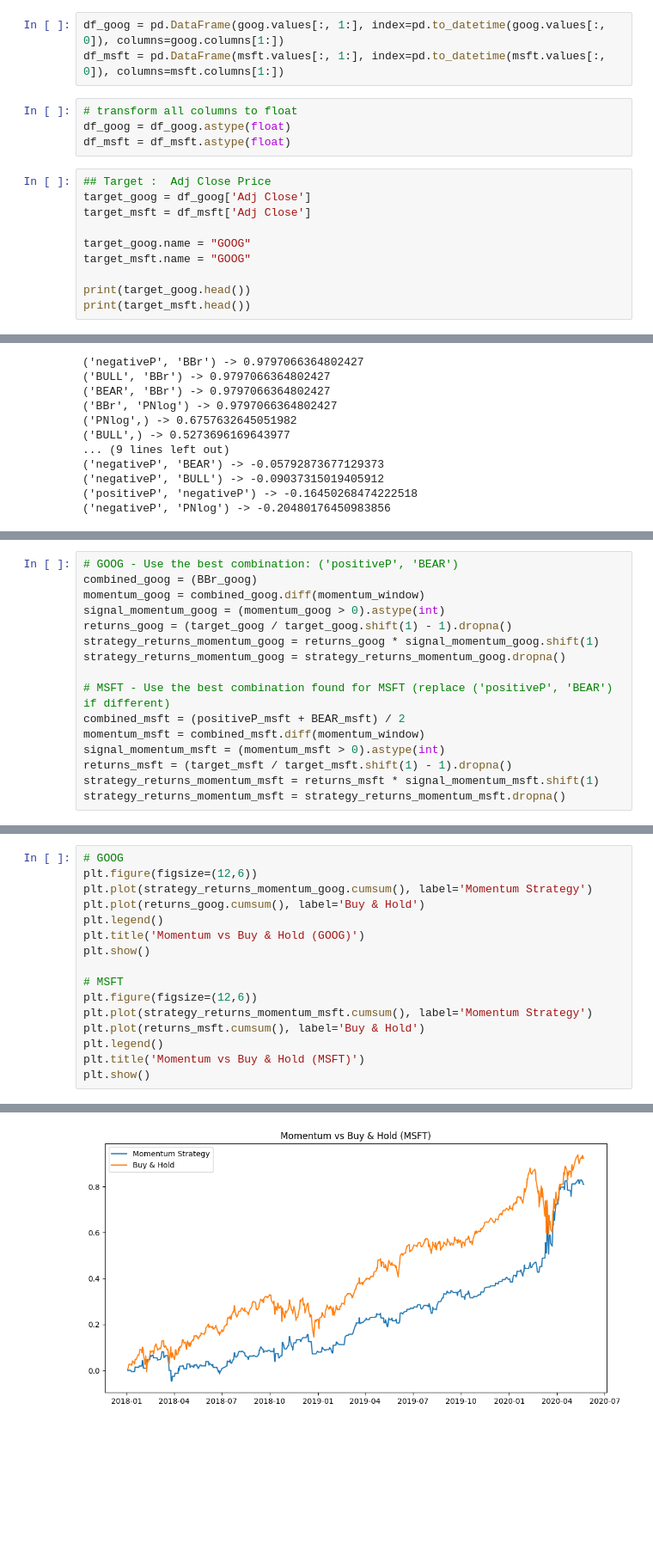
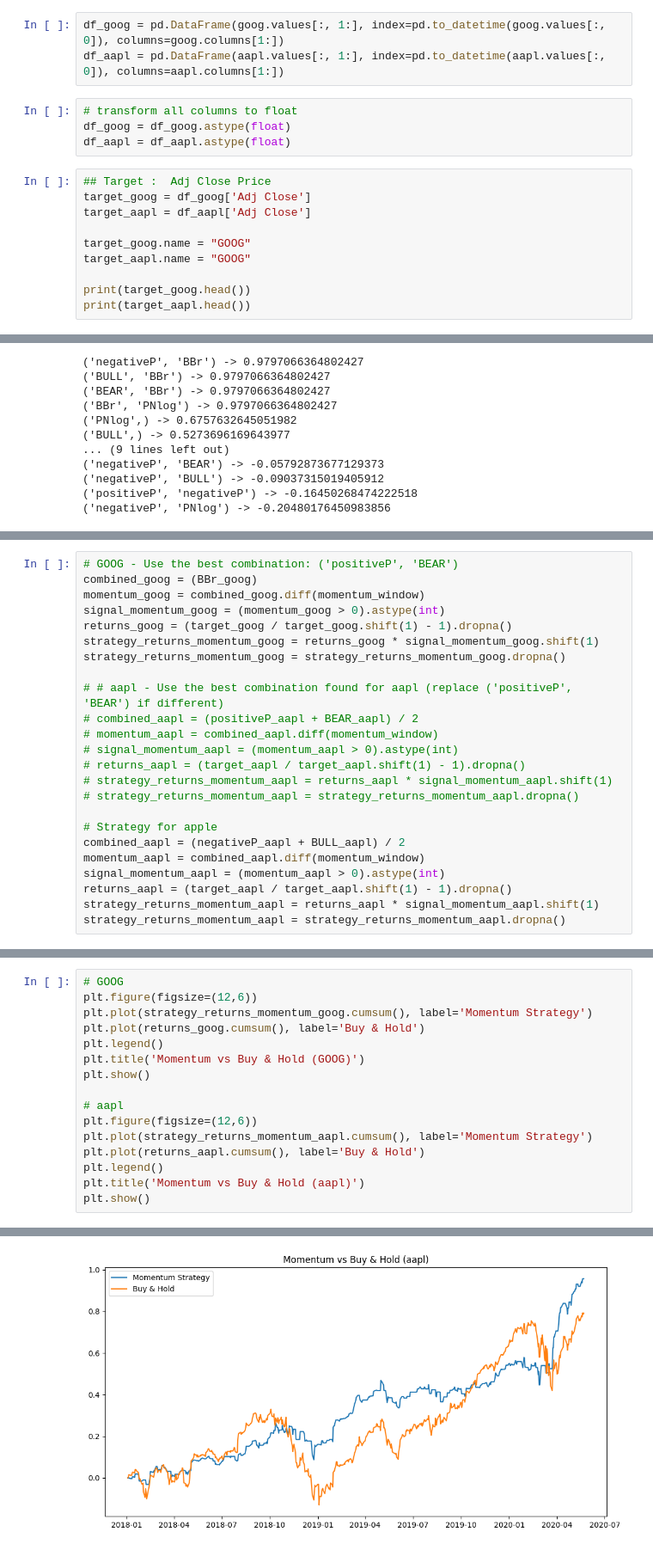
Before and after one commit to mariasimakova/ML-finance-hw2, a Jupyter notebook: hw2.ipynb, the cells around one changed output, grey strips where cells are left out. Shown at 86% size. Cells and saved outputs as stored; diff of their text form; blank space fills up the shorter version.

Commit message:
used apple ticker instead

```diff
--- a/hw2.ipynb
+++ b/hw2.ipynb
@@ -167,20 +176,20 @@ print(msft.head())
 # %%
 df_goog = pd.DataFrame(goog.values[:, 1:], index=pd.to_datetime(goog.values[:, 0]), columns=goog.columns[1:])
-df_msft = pd.DataFrame(msft.values[:, 1:], index=pd.to_datetime(msft.values[:, 0]), columns=msft.columns[1:])
+df_aapl = pd.DataFrame(aapl.values[:, 1:], index=pd.to_datetime(aapl.values[:, 0]), columns=aapl.columns[1:])
 # %%
 # transform all columns to float
 df_goog = df_goog.astype(float)
-df_msft = df_msft.astype(float)
+df_aapl = df_aapl.astype(float)
 # %%
 ## Target :  Adj Close Price
 target_goog = df_goog['Adj Close']
-target_msft = df_msft['Adj Close']
+target_aapl = df_aapl['Adj Close']
 
 target_goog.name = "GOOG"
-target_msft.name = "GOOG"
+target_aapl.name = "GOOG"
 
 print(target_goog.head())
-print(target_msft.head())
+print(target_aapl.head())
 # %% [output]
 2018-01-02    1065.000000
 2018-01-03    1082.479980
@@ -665,13 +674,21 @@ returns_goog = (target_goog / target_goog.shift(1) - 1).dropna()
 strategy_returns_momentum_goog = returns_goog * signal_momentum_goog.shift(1)
 strategy_returns_momentum_goog = strategy_returns_momentum_goog.dropna()
 
-# MSFT - Use the best combination found for MSFT (replace ('positiveP', 'BEAR') if different)
-combined_msft = (positiveP_msft + BEAR_msft) / 2
-momentum_msft = combined_msft.diff(momentum_window)
-signal_momentum_msft = (momentum_msft > 0).astype(int)
-returns_msft = (target_msft / target_msft.shift(1) - 1).dropna()
-strategy_returns_momentum_msft = returns_msft * signal_momentum_msft.shift(1)
-strategy_returns_momentum_msft = strategy_returns_momentum_msft.dropna()
+# # aapl - Use the best combination found for aapl (replace ('positiveP', 'BEAR') if different)
+# combined_aapl = (positiveP_aapl + BEAR_aapl) / 2
+# momentum_aapl = combined_aapl.diff(momentum_window)
+# signal_momentum_aapl = (momentum_aapl > 0).astype(int)
+# returns_aapl = (target_aapl / target_aapl.shift(1) - 1).dropna()
+# strategy_returns_momentum_aapl = returns_aapl * signal_momentum_aapl.shift(1)
+# strategy_returns_momentum_aapl = strategy_returns_momentum_aapl.dropna()
+
+# Strategy for apple
+combined_aapl = (negativeP_aapl + BULL_aapl) / 2
+momentum_aapl = combined_aapl.diff(momentum_window)
+signal_momentum_aapl = (momentum_aapl > 0).astype(int)
+returns_aapl = (target_aapl / target_aapl.shift(1) - 1).dropna()
+strategy_returns_momentum_aapl = returns_aapl * signal_momentum_aapl.shift(1)
+strategy_returns_momentum_aapl = strategy_returns_momentum_aapl.dropna()
 # %%
 analyzer = TradingStrategyAnalyzer()
 
@@ -708,22 +725,22 @@ dtype: float64
 # %%
 # GOOG
 plt.figure(figsize=(12,6))
 plt.plot(strategy_returns_momentum_goog.cumsum(), label='Momentum Strategy')
 plt.plot(returns_goog.cumsum(), label='Buy & Hold')
 plt.legend()
 plt.title('Momentum vs Buy & Hold (GOOG)')
 plt.show()
 
-# MSFT
+# aapl
 plt.figure(figsize=(12,6))
-plt.plot(strategy_returns_momentum_msft.cumsum(), label='Momentum Strategy')
-plt.plot(returns_msft.cumsum(), label='Buy & Hold')
+plt.plot(strategy_returns_momentum_aapl.cumsum(), label='Momentum Strategy')
+plt.plot(returns_aapl.cumsum(), label='Buy & Hold')
 plt.legend()
-plt.title('Momentum vs Buy & Hold (MSFT)')
+plt.title('Momentum vs Buy & Hold (aapl)')
 plt.show()
 # %% [output]
 [figure]
-[figure, old version]
+[figure, new version]
 # %%
 cost = 0.001  # 0.1% per trade
 
```
Also changed, not shown: parts of 20 cells of this notebook, 2 other files.
